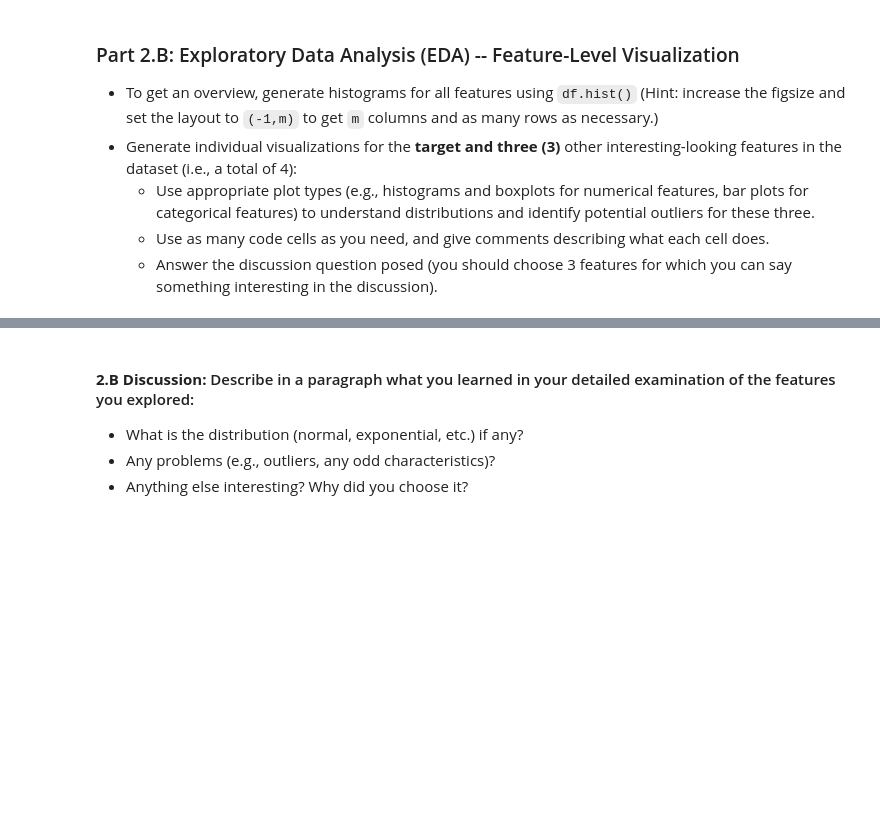
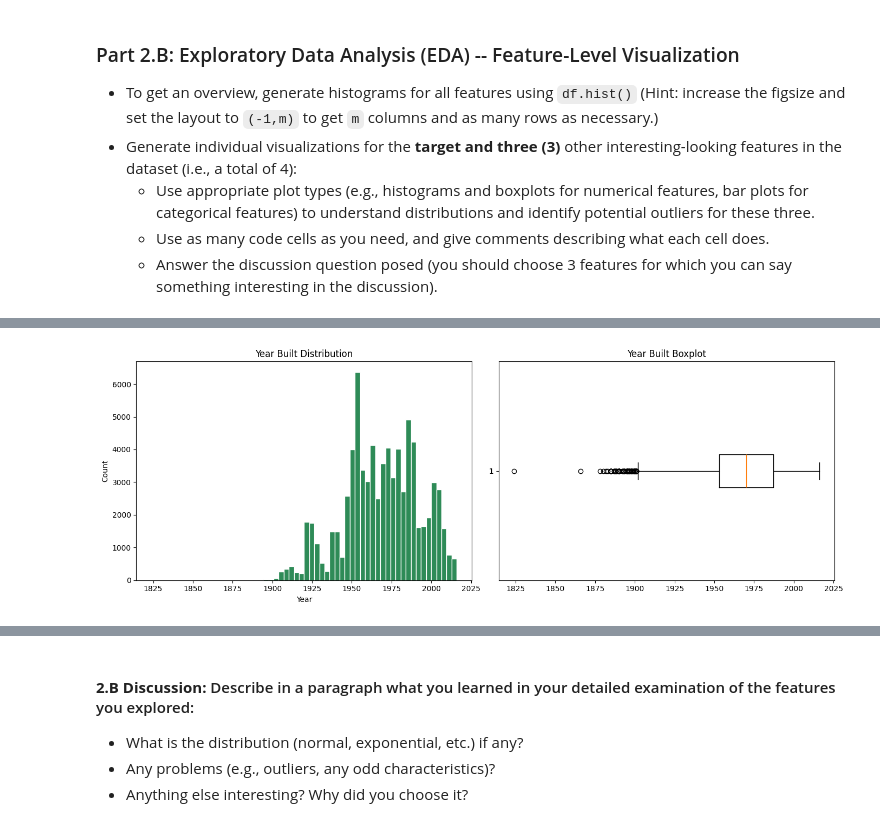
Before and after one commit to ordonezr/DX603-Milestone-Projects, a Jupyter notebook: Milestone_01.ipynb, the cells around one changed output, grey strips where cells are left out. Saved outputs shown, nothing was run; the diff lists cells and outputs as text; code cells hidden in the pictures; blank space fills up the shorter version.

```diff
--- a/Milestone_01.ipynb
+++ b/Milestone_01.ipynb
@@ -176,0 +348,19 @@ Hint: Just use `.head()`, `.info()`, and `.nunique()`.
+# %%
+#  yearbuilt,  the year the property was built
+fig, axes = plt.subplots(1, 2, figsize=(14, 5))
+
+axes[0].hist(df['yearbuilt'].dropna(), bins=60, color='seagreen', edgecolor='white')
+axes[0].set_title('Year Built Distribution')
+axes[0].set_xlabel('Year')
+axes[0].set_ylabel('Count')
+
+axes[1].boxplot(df['yearbuilt'].dropna(), vert=False)
+axes[1].set_title('Year Built Boxplot')
+
+plt.tight_layout()
+plt.show()
+
+# Most properties were built between 1950-2005 with a peak around the 1950s-1960s
+# A few outliers exist from as far back as the 1820s
+# %% [output]
+[figure, added]
```
Also changed, not shown: parts of 16 cells of this notebook.
